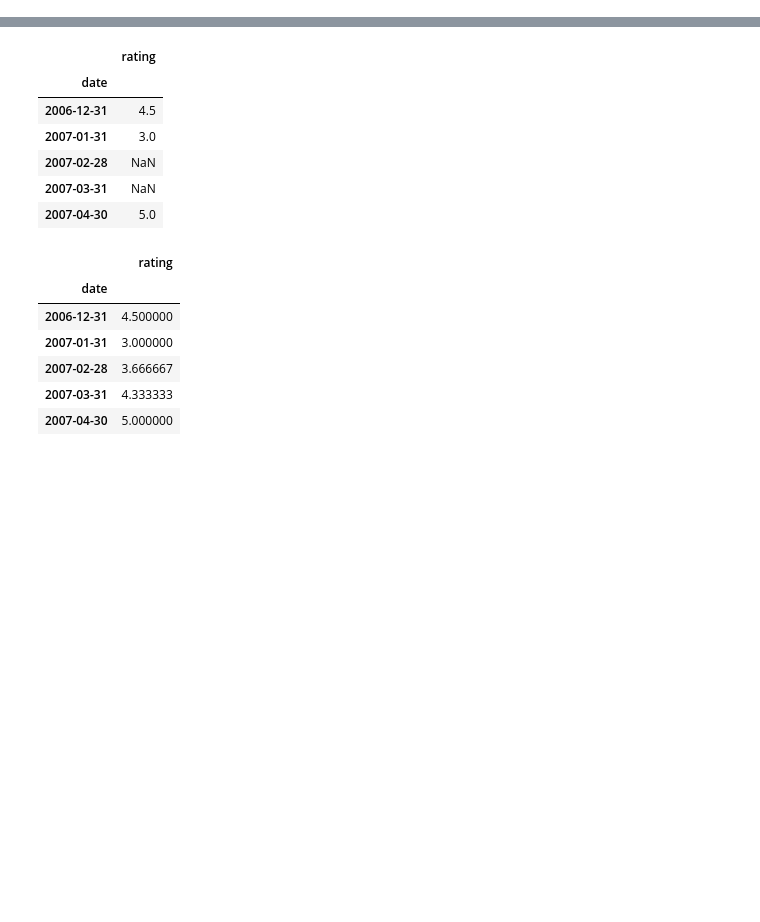
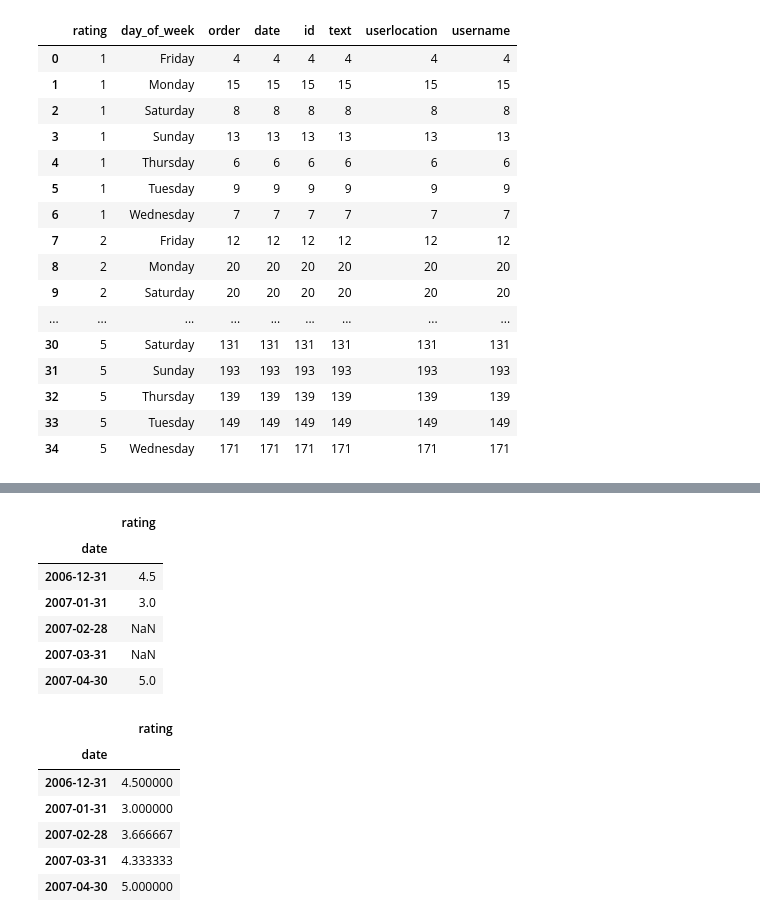
Before and after one commit to Gryazzz/Review, a Jupyter notebook: Analysis.ipynb, the cells around one changed output, grey strips where cells are left out. Cells and saved outputs as stored; diff of their text form; code cells hidden in the pictures; blank space fills up the shorter version.

```diff
--- a/Analysis.ipynb
+++ b/Analysis.ipynb
@@ -26,0 +34,22 @@ df.head()
+# %%
+days_grouped = df.groupby(['rating', 'day_of_week']).count()
+days_grouped = days_grouped.reset_index()
+days_grouped
+# %% [output]
+|  | rating | day_of_week | order | date | id | text | userlocation | username |
+| 0 | 1 | Friday | 4 | 4 | 4 | 4 | 4 | 4 |
+| 1 | 1 | Monday | 15 | 15 | 15 | 15 | 15 | 15 |
+| 2 | 1 | Saturday | 8 | 8 | 8 | 8 | 8 | 8 |
+| 3 | 1 | Sunday | 13 | 13 | 13 | 13 | 13 | 13 |
+| 4 | 1 | Thursday | 6 | 6 | 6 | 6 | 6 | 6 |
+| 5 | 1 | Tuesday | 9 | 9 | 9 | 9 | 9 | 9 |
+| 6 | 1 | Wednesday | 7 | 7 | 7 | 7 | 7 | 7 |
+| 7 | 2 | Friday | 12 | 12 | 12 | 12 | 12 | 12 |
+| 8 | 2 | Monday | 20 | 20 | 20 | 20 | 20 | 20 |
+| 9 | 2 | Saturday | 20 | 20 | 20 | 20 | 20 | 20 |
+| ... | ... | ... | ... | ... | ... | ... | ... | ... |
+| 30 | 5 | Saturday | 131 | 131 | 131 | 131 | 131 | 131 |
+| 31 | 5 | Sunday | 193 | 193 | 193 | 193 | 193 | 193 |
+| 32 | 5 | Thursday | 139 | 139 | 139 | 139 | 139 | 139 |
+| 33 | 5 | Tuesday | 149 | 149 | 149 | 149 | 149 | 149 |
+| 34 | 5 | Wednesday | 171 | 171 | 171 | 171 | 171 | 171 |
```
Also changed, not shown: parts of 7 cells of this notebook.
